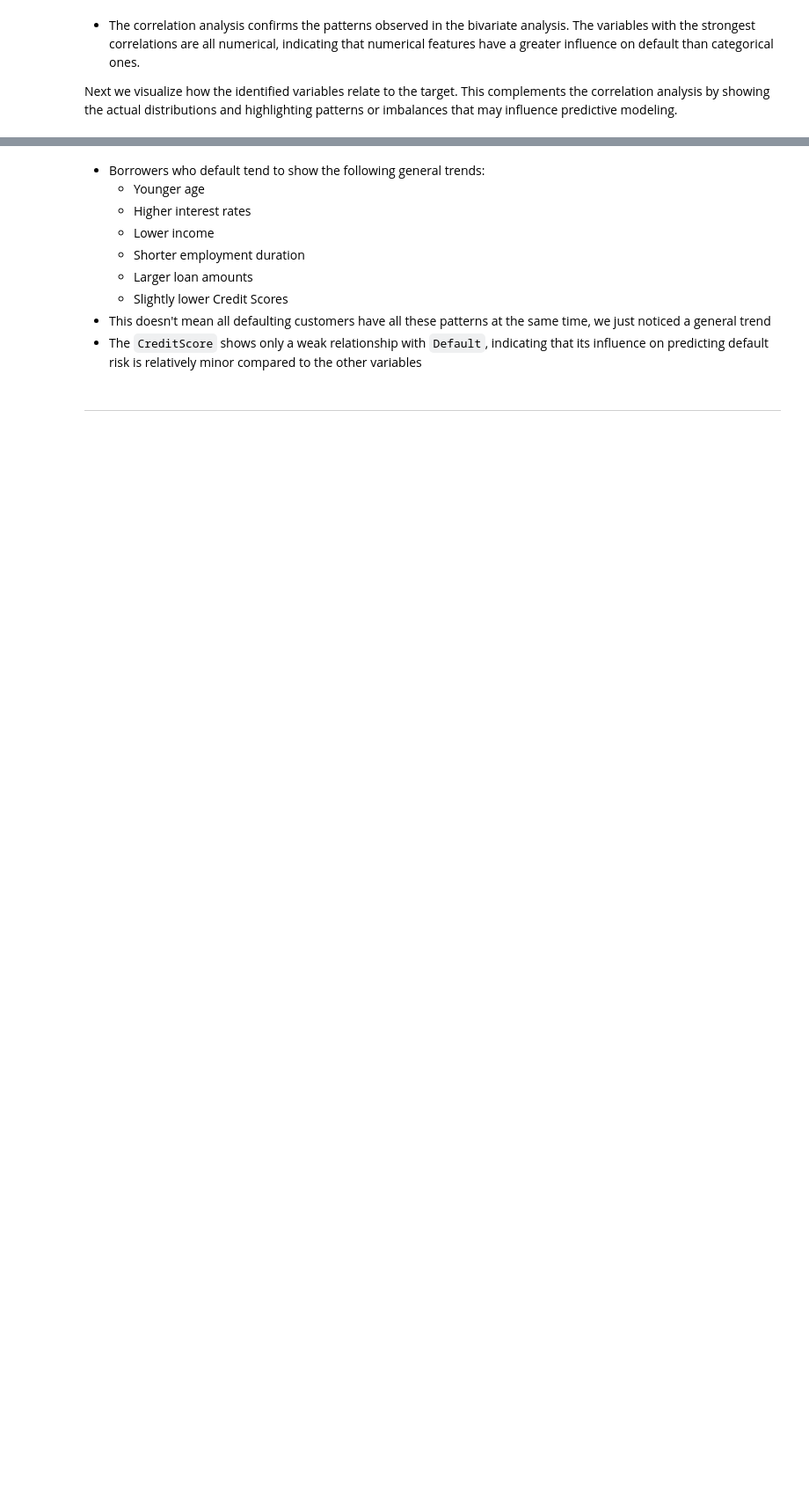
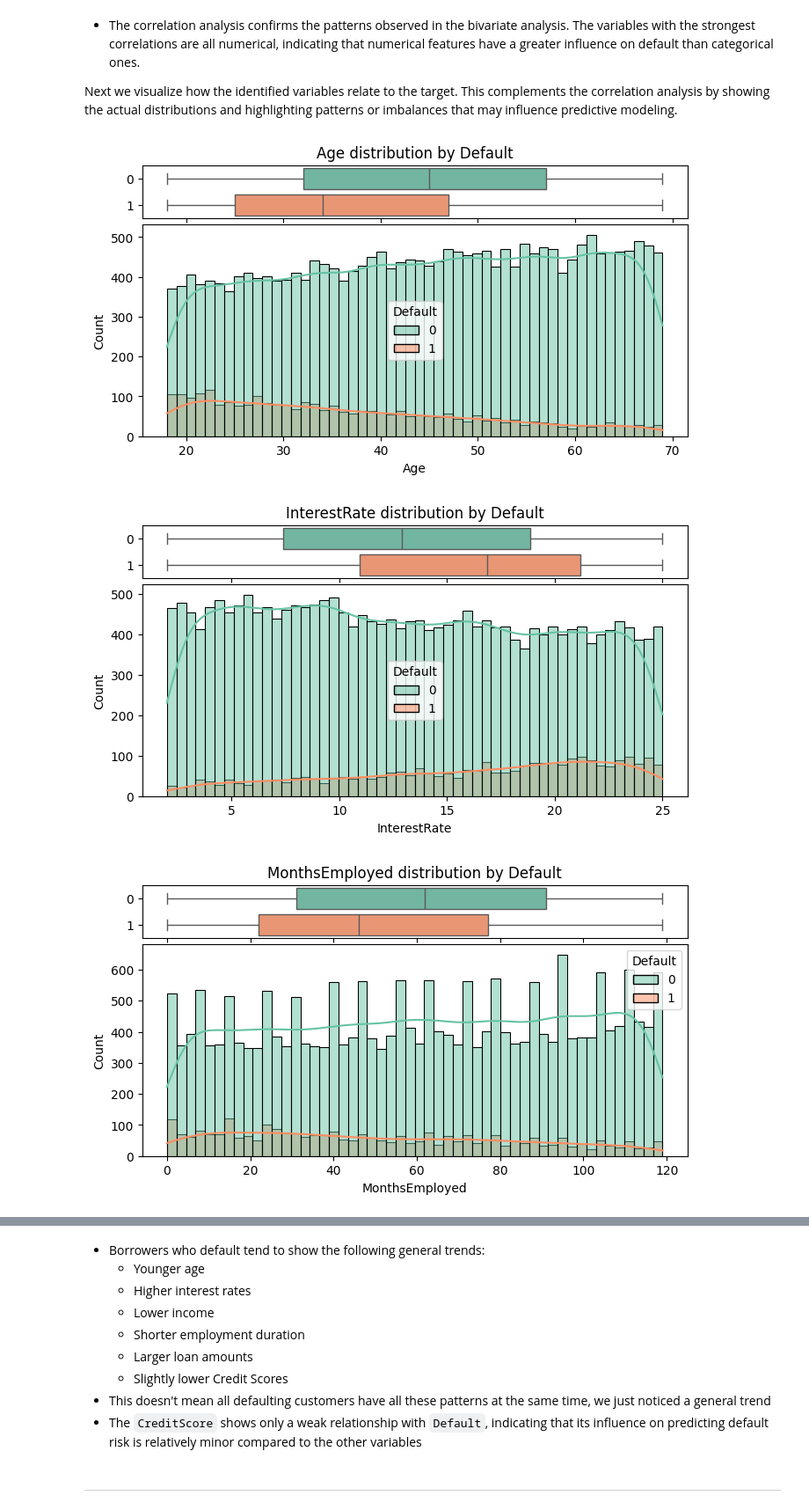
Before and after one commit to kathrinmzl/LoanGuard, a Jupyter notebook: jupyter_notebooks/02_DataExploration.ipynb, the cells around one changed output, grey strips where cells are left out. Shown at 88% size. Cells and saved outputs as stored; diff of their text form; code cells hidden in the pictures; blank space fills up the shorter version.

```diff
--- a/jupyter_notebooks/02_DataExploration.ipynb
+++ b/jupyter_notebooks/02_DataExploration.ipynb
@@ -358,28 +438,34 @@ Next we visualize how the identified variables relate to the target. This comple
 # %%
 import matplotlib.pyplot as plt
 import seaborn as sns
 
 target_var = 'Default'
 
 for col in focus_vars:
     # Create a figure with two stacked axes (boxplot above histogram)
     # Source: https://python-graph-gallery.com/24-histogram-with-a-boxplot-on-top-seaborn/
     fig, (ax_box, ax_hist) = plt.subplots(
         2, 1,
         figsize=(8, 4),
         gridspec_kw={"height_ratios": [0.25, 1], "hspace": 0.05}
     )
 
     # Boxplot (small on top)
     sns.boxplot(data=df_cat, x=col, y=target_var, hue=target_var, orient="h", ax=ax_box, palette="Set2", legend=False)
     ax_box.set(xlabel="")
     ax_box.set_ylabel("")
     ax_box.set_title(f"{col} distribution by {target_var}", fontsize=12)
 
     # Histogram (main plot)
-    sns.histplot(data=df_cat, x=col, hue=target_var, kde=True, ax=ax_hist, palette="Set2")
+    # set bins to Age range so histogram appears without gaps
+    bins = (df_cat["Age"].max() - df_cat["Age"].min()) + 1
+    sns.histplot(data=df_cat, x=col, hue=target_var, kde=True, ax=ax_hist, bins=bins, palette="Set2")
     ax_hist.set_xlabel(col)
     ax_hist.set_ylabel("Count")
     ax_hist.set_title("")
 
     plt.show()
+# %% [output]
+[figure, added]
+[figure, added]
+[figure, added]
```
Also changed, not shown: parts of 21 cells of this notebook.
